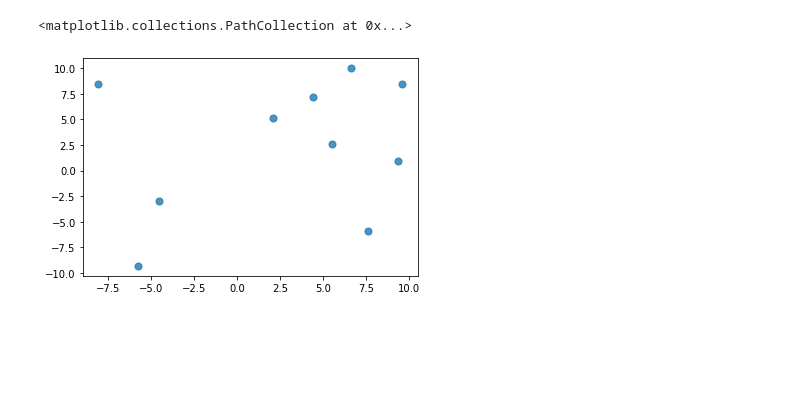
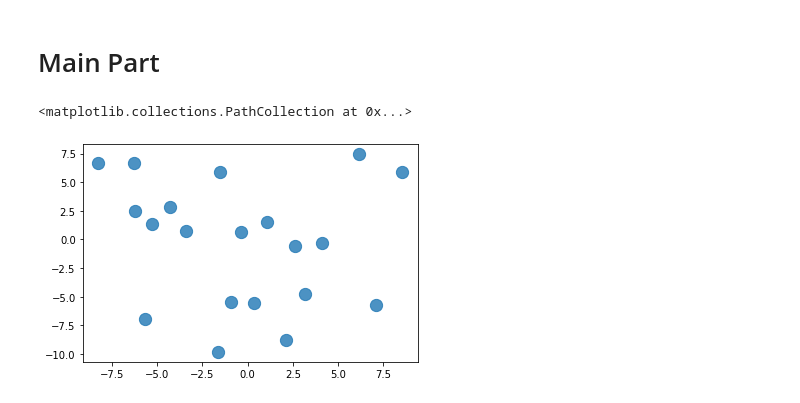
Before and after one commit to sverdoot/random-fourier-features-slam, a Jupyter notebook: src/demo.ipynb, the cells around one changed output. Cells and saved outputs as stored; diff of their text form; code cells hidden in the pictures; blank space fills up the shorter version.

```diff
--- a/src/demo.ipynb
+++ b/src/demo.ipynb
@@ -21,16 +19,18 @@ pts = np.arange(0, 1, 0.1).reshape(-1, 1).repeat(3, axis=1)
 features = rff.get_random_features(pts)
 # %%
 assert features.shape == (len(pts), n_features)
+# %% [markdown]
+# Main Part
 # %%
 from data_utils import Landscape
 # %%
-landscape = Landscape()
+landscape = Landscape(num_landmarks=20)
 landscape.initialize()
 # %%
-plt.scatter(landscape.landmarks[:, 0], landscape.landmarks[:, 1], s=50, alpha=0.8)
+plt.scatter(landscape.landmarks[:, 0], landscape.landmarks[:, 1], s=150, alpha=0.8)
 # %% [output]
 <matplotlib.collections.PathCollection at 0x...>
-[figure, old version]
+[figure, new version]
 # %%
 from data_utils import Odometry
 
```
Also changed, not shown: parts of 11 cells of this notebook, 2 other files.
